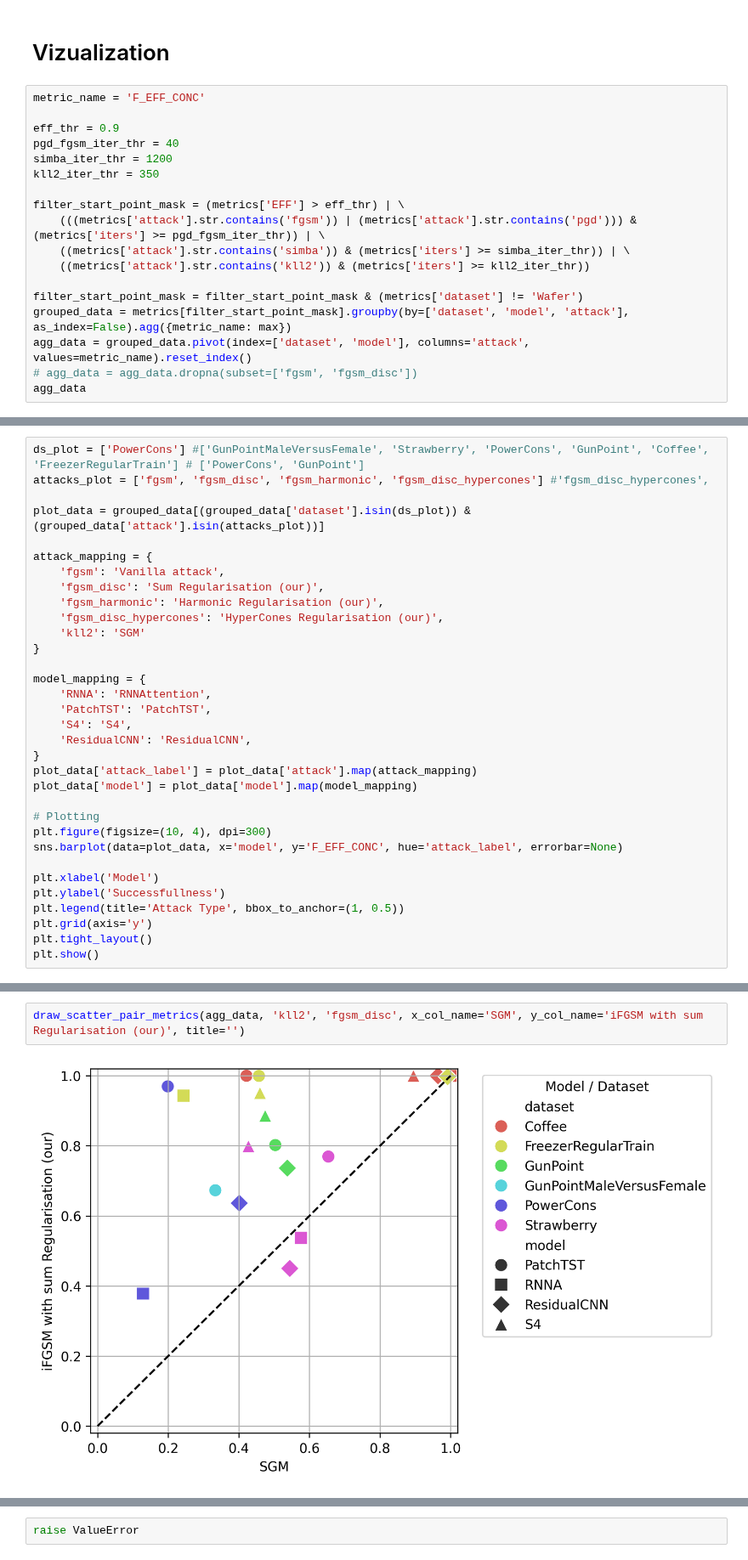
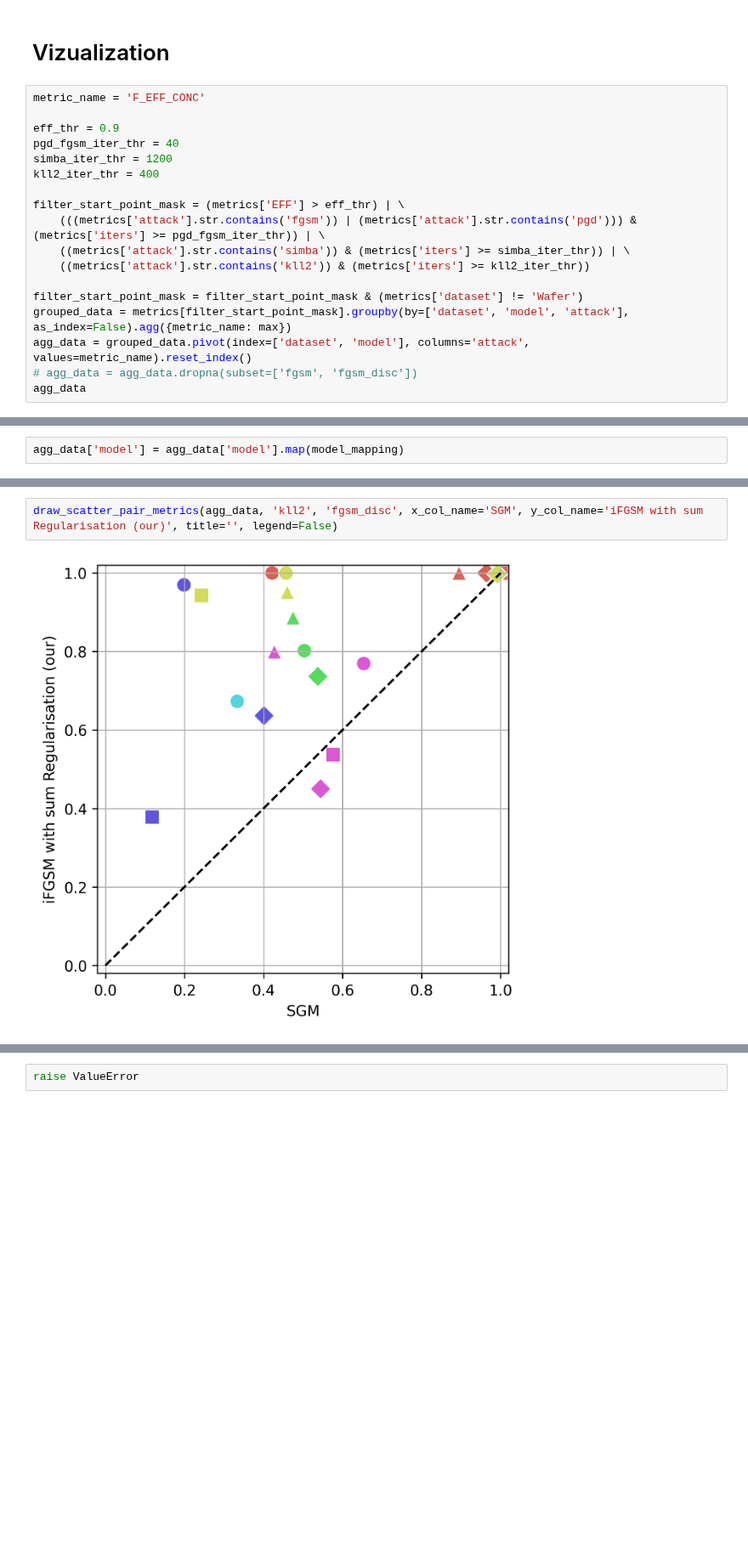
Before and after one commit to petrsokerin/Hidden_adversarial_attacks, a Jupyter notebook: notebooks/clearml_metrics.ipynb, the cells around one changed output, grey strips where cells are left out. Shown at 85% size. Drawn from its saved outputs; the diff is of its cells as text; blank space fills up the shorter version.

```diff
--- a/notebooks/clearml_metrics.ipynb
+++ b/notebooks/clearml_metrics.ipynb
@@ -284,7 +294,7 @@ metric_name = 'F_EFF_CONC'
 eff_thr = 0.9
 pgd_fgsm_iter_thr = 40
 simba_iter_thr = 1200
-kll2_iter_thr = 350
+kll2_iter_thr = 400
 
 filter_start_point_mask = (metrics['EFF'] > eff_thr) | \
     (((metrics['attack'].str.contains('fgsm')) | (metrics['attack'].str.contains('pgd'))) & (metrics['iters'] >= pgd_fgsm_iter_thr)) | \
@@ -372,33 +489,0 @@ See the caveats in the documentation: https://pandas.pydata.org/pandas-docs/stab
-# %%
-ds_plot = ['PowerCons'] #['GunPointMaleVersusFemale', 'Strawberry', 'PowerCons', 'GunPoint', 'Coffee', 'FreezerRegularTrain'] # ['PowerCons', 'GunPoint']
-attacks_plot = ['fgsm', 'fgsm_disc', 'fgsm_harmonic', 'fgsm_disc_hypercones'] #'fgsm_disc_hypercones',
-
-plot_data = grouped_data[(grouped_data['dataset'].isin(ds_plot)) & (grouped_data['attack'].isin(attacks_plot))]
-
-attack_mapping = {
-    'fgsm': 'Vanilla attack',
-    'fgsm_disc': 'Sum Regularisation (our)',
-    'fgsm_harmonic': 'Harmonic Regularisation (our)',
-    'fgsm_disc_hypercones': 'HyperCones Regularisation (our)',
-    'kll2': 'SGM'
-}
-
-model_mapping = {
-    'RNNA': 'RNNAttention',
-    'PatchTST': 'PatchTST',
-    'S4': 'S4',
-    'ResidualCNN': 'ResidualCNN',
-}
-plot_data['attack_label'] = plot_data['attack'].map(attack_mapping)
-plot_data['model'] = plot_data['model'].map(model_mapping)
-
-# Plotting
-plt.figure(figsize=(10, 4), dpi=300)
-sns.barplot(data=plot_data, x='model', y='F_EFF_CONC', hue='attack_label', errorbar=None)
-
-plt.xlabel('Model')
-plt.ylabel('Successfullness')
-plt.legend(title='Attack Type', bbox_to_anchor=(1, 0.5))
-plt.grid(axis='y')
-plt.tight_layout()
-plt.show()
@@ -467 +540,3 @@ grouped_rank_mean_metrics.iloc[[3, 1, 0, 2]].round(3)
+# %%
+agg_data['model'] = agg_data['model'].map(model_mapping)
 # %%
@@ -471,7 +546,7 @@ draw_scatter_pair_metrics(agg_data, 'fgsm', 'fgsm_disc', x_col_name='Vanilla iFG
 # %%
-draw_scatter_pair_metrics(agg_data, 'kll2', 'fgsm_disc', x_col_name='SGM', y_col_name='iFGSM with sum Regularisation (our)', title='')
+draw_scatter_pair_metrics(agg_data, 'kll2', 'fgsm_disc', x_col_name='SGM', y_col_name='iFGSM with sum Regularisation (our)', title='', legend=False)
 # %% [output]
-[figure, old version]
+[figure, new version]
 # %%
 draw_scatter_pair_metrics(agg_data, 'pgd', 'pgd_disc', x_col_name='Vanilla PGD', y_col_name='PGD with sum Regularisation (our)', title='')
 # %% [output]
```
Also changed, not shown: parts of 11 cells of this notebook.
